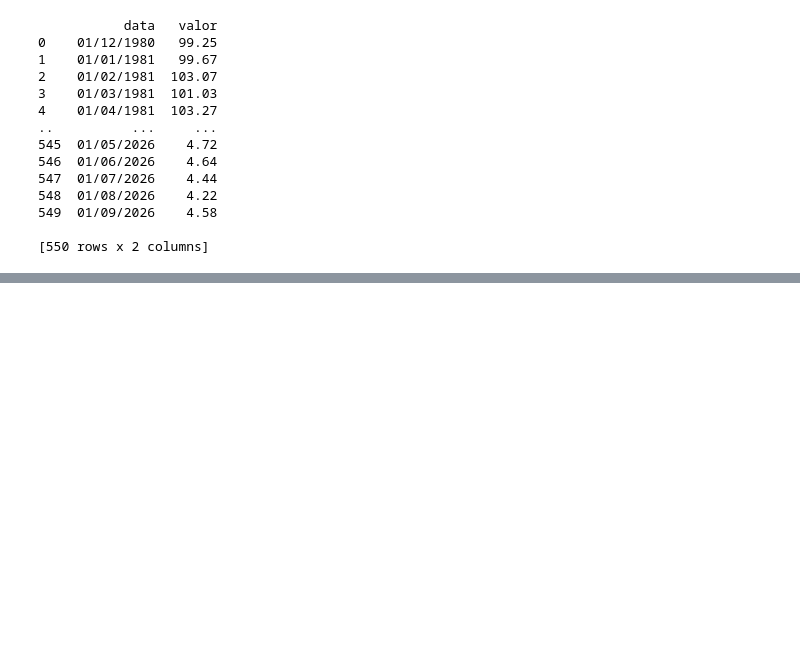
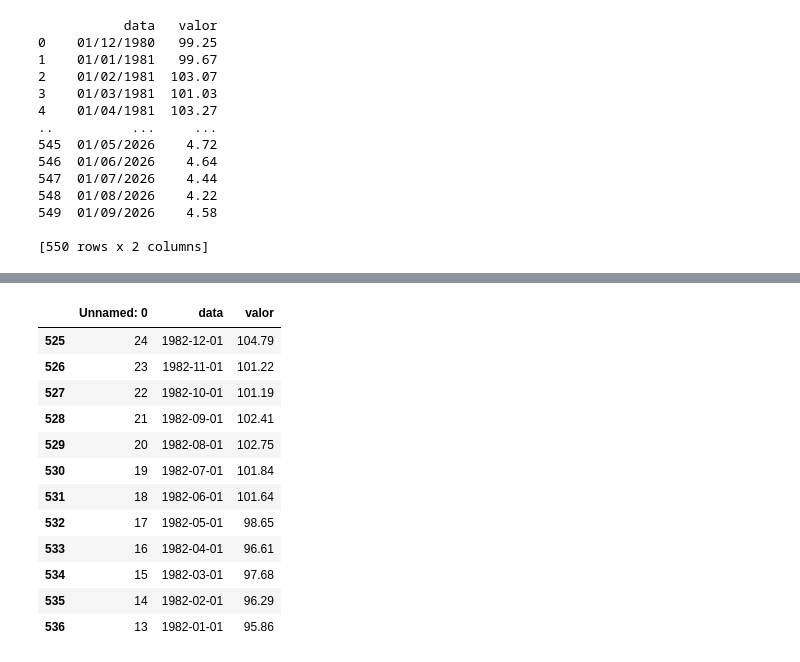
Before and after one commit to vivianesilper/cienciadedados, a Jupyter notebook: Estrutura_de_Dados_Exercise.ipynb, the cells around one changed output, grey strips where cells are left out. Drawn from its saved outputs; the diff is of its cells as text; code cells hidden in the pictures; blank space fills up the shorter version.

```diff
--- a/Estrutura_de_Dados_Exercise.ipynb
+++ b/Estrutura_de_Dados_Exercise.ipynb
@@ -1099,0 +1097,16 @@ PDF gerado com sucesso contendo as primeiras 20 linhas!
+# %%
+df[(df['data'] >= '1982-01-01') & (df['data'] <= '1982-12-31')]
+# %% [output]
+|  | Unnamed: 0 | data | valor |
+| 525 | 24 | 1982-12-01 | 104.79 |
+| 526 | 23 | 1982-11-01 | 101.22 |
+| 527 | 22 | 1982-10-01 | 101.19 |
+| 528 | 21 | 1982-09-01 | 102.41 |
+| 529 | 20 | 1982-08-01 | 102.75 |
+| 530 | 19 | 1982-07-01 | 101.84 |
+| 531 | 18 | 1982-06-01 | 101.64 |
+| 532 | 17 | 1982-05-01 | 98.65 |
+| 533 | 16 | 1982-04-01 | 96.61 |
+| 534 | 15 | 1982-03-01 | 97.68 |
+| 535 | 14 | 1982-02-01 | 96.29 |
+| 536 | 13 | 1982-01-01 | 95.86 |
```
Also changed, not shown: parts of 4 cells of this notebook.
